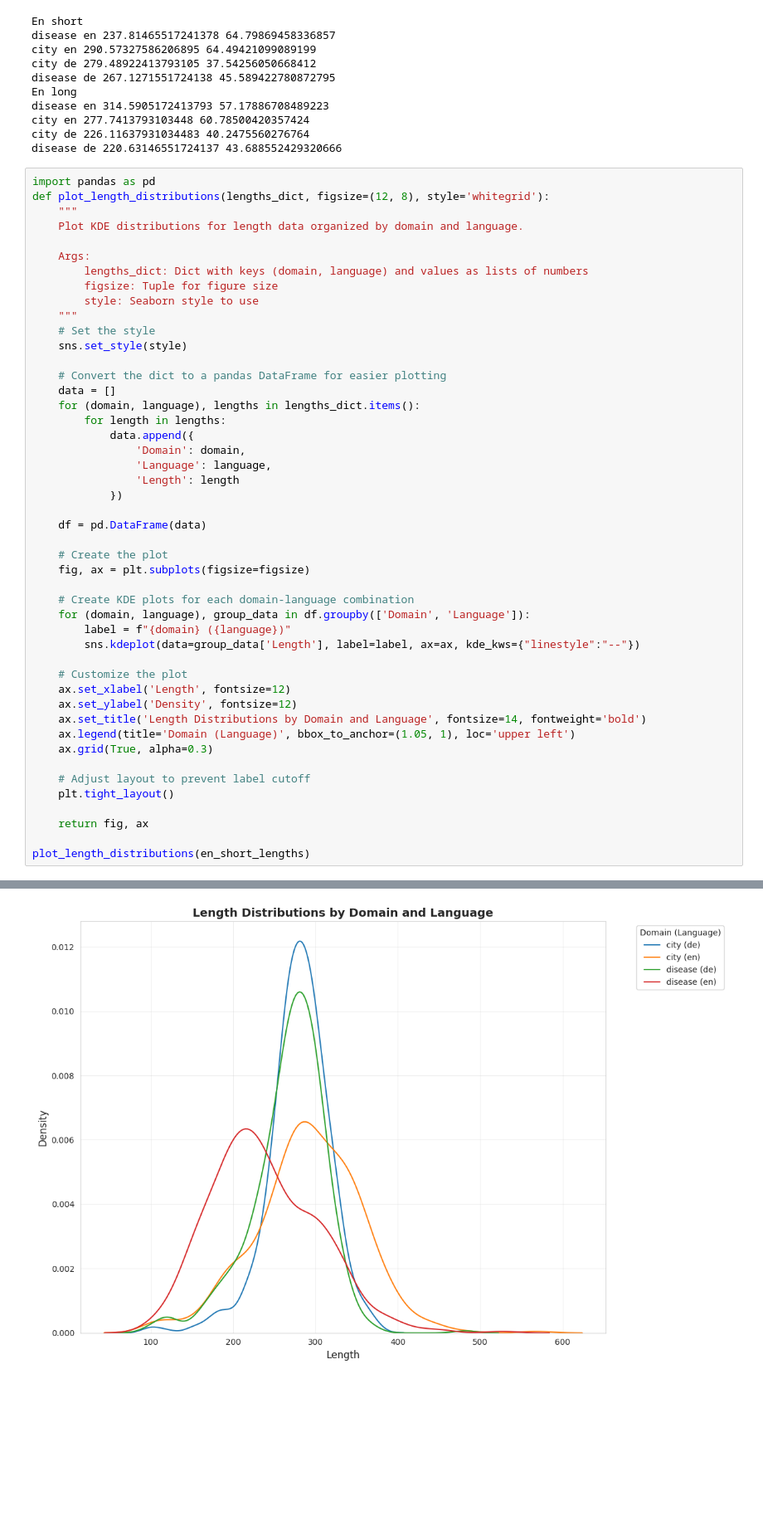
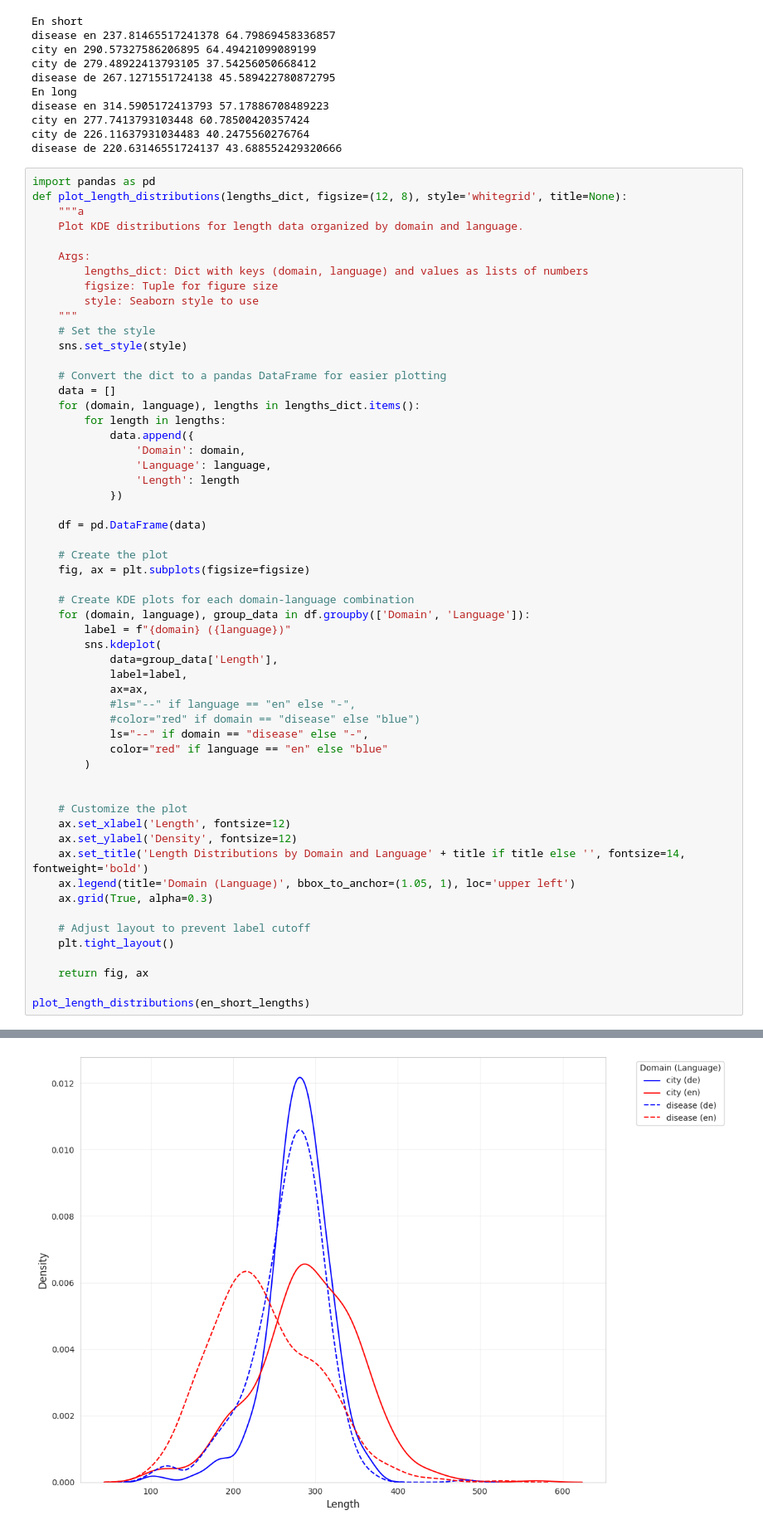
Before and after one commit to seoirsem/ant-hackathon-chunky-posttraining, a Jupyter notebook: scripts/eval_lengths.ipynb, the cells around one changed output, grey strips where cells are left out. Shown at 83% size. Drawn from its saved outputs; the diff is of its cells as text; blank space fills up the shorter version.

```diff
--- a/scripts/eval_lengths.ipynb
+++ b/scripts/eval_lengths.ipynb
@@ -41,8 +41,8 @@ city de 226.11637931034483 40.2475560276764
 disease de 220.63146551724137 43.688552429320666
 # %%
 import pandas as pd
-def plot_length_distributions(lengths_dict, figsize=(12, 8), style='whitegrid'):
-    """
+def plot_length_distributions(lengths_dict, figsize=(12, 8), style='whitegrid', title=None):
+    """a
     Plot KDE distributions for length data organized by domain and language.
 
     Args:
@@ -71,12 +71,21 @@ def plot_length_distributions(lengths_dict, figsize=(12, 8), style='whitegrid'):
     # Create KDE plots for each domain-language combination
     for (domain, language), group_data in df.groupby(['Domain', 'Language']):
         label = f"{domain} ({language})"
-        sns.kdeplot(data=group_data['Length'], label=label, ax=ax, kde_kws={"linestyle":"--"})
+        sns.kdeplot(
+            data=group_data['Length'],
+            label=label,
+            ax=ax,
+            #ls="--" if language == "en" else "-",
+            #color="red" if domain == "disease" else "blue")
+            ls="--" if domain == "disease" else "-",
+            color="red" if language == "en" else "blue"
+        )
+
 
     # Customize the plot
     ax.set_xlabel('Length', fontsize=12)
     ax.set_ylabel('Density', fontsize=12)
-    ax.set_title('Length Distributions by Domain and Language', fontsize=14, fontweight='bold')
+    ax.set_title('Length Distributions by Domain and Language' + title if title else '', fontsize=14, fontweight='bold')
     ax.legend(title='Domain (Language)', bbox_to_anchor=(1.05, 1), loc='upper left')
     ax.grid(True, alpha=0.3)
 
@@ -92,4 +100,4 @@ plot_length_distributions(en_short_lengths)
-[figure, old version]
+[figure, new version]
 # %%
 plot_length_distributions(en_long_lengths)
 # %% [output]
```
Also changed, not shown: parts of 4 cells of this notebook, 5 other files.
